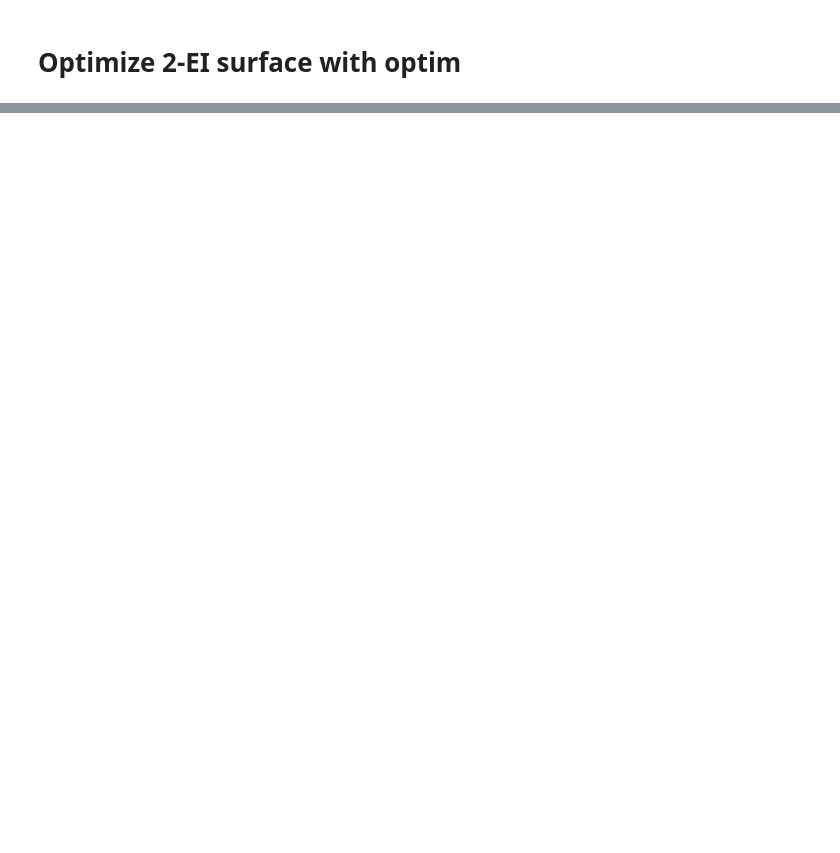
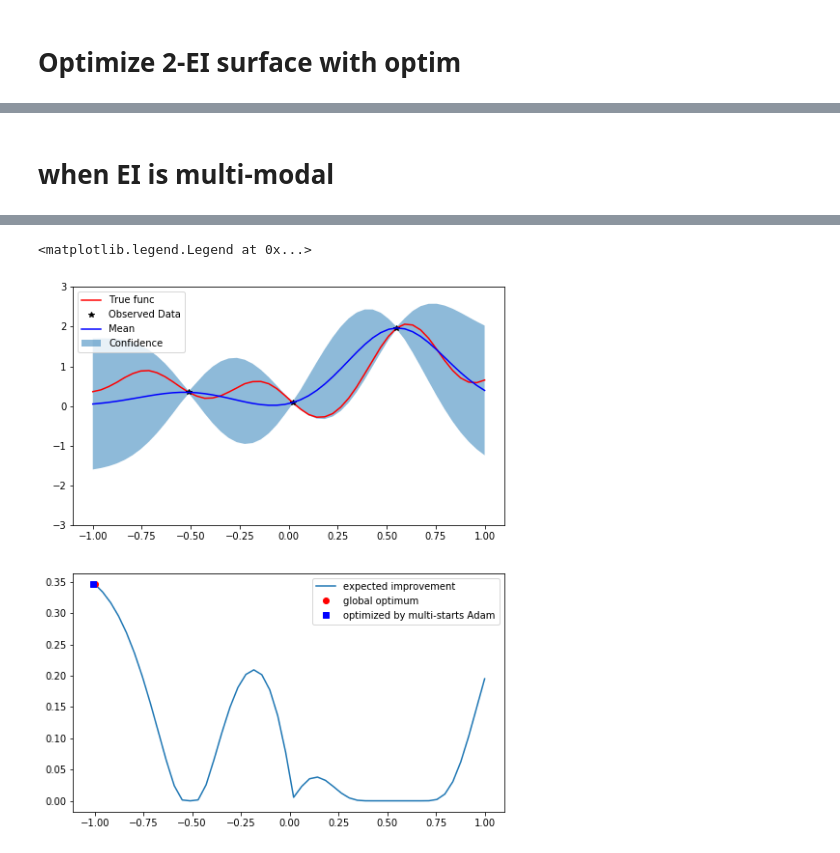
Before and after one commit to daidaixiong/gpytorch, a Jupyter notebook: examples/12_Bayesian_Optimization/bayesopt.ipynb, the cells around one changed output, grey strips where cells are left out. Drawn from its saved outputs; the diff is of its cells as text; code cells hidden in the pictures; blank space fills up the shorter version.

```diff
--- a/examples/12_Bayesian_Optimization/bayesopt.ipynb
+++ b/examples/12_Bayesian_Optimization/bayesopt.ipynb
@@ -585,0 +607,73 @@ optimized x: tensor([-0.1820], requires_grad=True)
+# %% [markdown]
+# when EI is multi-modal
+# %%
+train_x = None
+train_y = None
+likelihood = gpytorch.likelihoods.GaussianLikelihood()
+model = ExactGPModel(train_x, train_y, likelihood)
+theta = model.state_dict()
+print('Default hyperparameters (before softplus transformation):')
+pprint(theta)
+softplus_inv = lambda a: np.log(np.exp(a) - 1)
+raw_noise_var = softplus_inv(0.0001)
+print(nn.functional.softplus(tensor([raw_noise_var])))
+raw_length_scale = softplus_inv(.25)
+print('Set noise level and length scale:')
+theta['likelihood.noise_covar.raw_noise'].data.fill_(raw_noise_var)
+theta['covar_module.base_kernel.raw_lengthscale'].data.fill_(raw_length_scale)
+pprint(theta)
+print(model.covar_module.base_kernel.lengthscale.item())
+print(model.likelihood.noise.item())
+
+model.eval()
+bound = 1
+n = 50
+x = torch.linspace(-bound,bound,n)
+
+y_prior = model(x)
+torch.manual_seed(13)
+y = y_prior.sample()
+print(y[0])
+
+train_idx = [np.round(n/4),np.round(n/2), np.round(n*3/4)];
+train_x = x[train_idx]
+train_y = y[train_idx]
+y_best = torch.min(train_y)
+print(train_x)
+print(train_y)
+model.set_train_data(train_x, train_y, strict=False)
+y_post = model(x)
+
+ei = expected_improvement_wrapper(x, model, y_best)
+print('max ei:', torch.max(ei))
+print('optimal x:', x[torch.argmax(ei)])
+with torch.no_grad():
+    # Initialize plot
+    f, ax = plt.subplots(2, 1, figsize=(8, 10))
+    # Get upper and lower confidence bounds
+    lower, upper = y_post.confidence_region()
+    # Plot training data as black stars
+    ax[0].plot(x.numpy(), y.numpy(), 'r')
+    ax[0].plot(train_x.numpy(), train_y.numpy(), 'k*')
+    # Plot predictive means as blue line
+    ax[0].plot(x.numpy(), y_post.mean.detach().numpy(), 'b')
+    # Shade between the lower and upper confidence bounds
+    ax[0].fill_between(x.numpy(), lower.numpy(), upper.numpy(), alpha=0.5)
+    ax[0].set_ylim([-3, 3])
+    ax[0].legend(['True func', 'Observed Data', 'Mean', 'Confidence'])
+    ax[1].plot(x.numpy(), ei.detach().numpy(), label='expected improvement')
+    ax[1].plot(x[torch.argmax(ei)].numpy(), torch.max(ei).numpy(), 'ro', label='global optimum')
+
+num_iters = 100
+learning_rate = 0.01
+func = lambda x: -expected_improvement_wrapper(x, model, y_best)
+bounds = np.array([[-bound, bound]], dtype=np.float32)
+num_restarts = 4
+x_star, max_ei = multi_start_optim(func, bounds=bounds,
+                                   num_restarts=num_restarts,
+                                   num_iters=num_iters,
+                                   print_every=num_iters/5)
+print("optimized x:", x_star)
+ax[1].plot(x_star.item(), -max_ei.item(), 'bs', label='optimized by multi-starts Adam')
+ax[1].legend()
+# %% [output]
@@ -586 +697,3 @@ optimized x: tensor([-0.1820], requires_grad=True)
+<matplotlib.legend.Legend at 0x...>
+[figure, added]
 # %%
```
Also changed, not shown: parts of 15 cells of this notebook.
